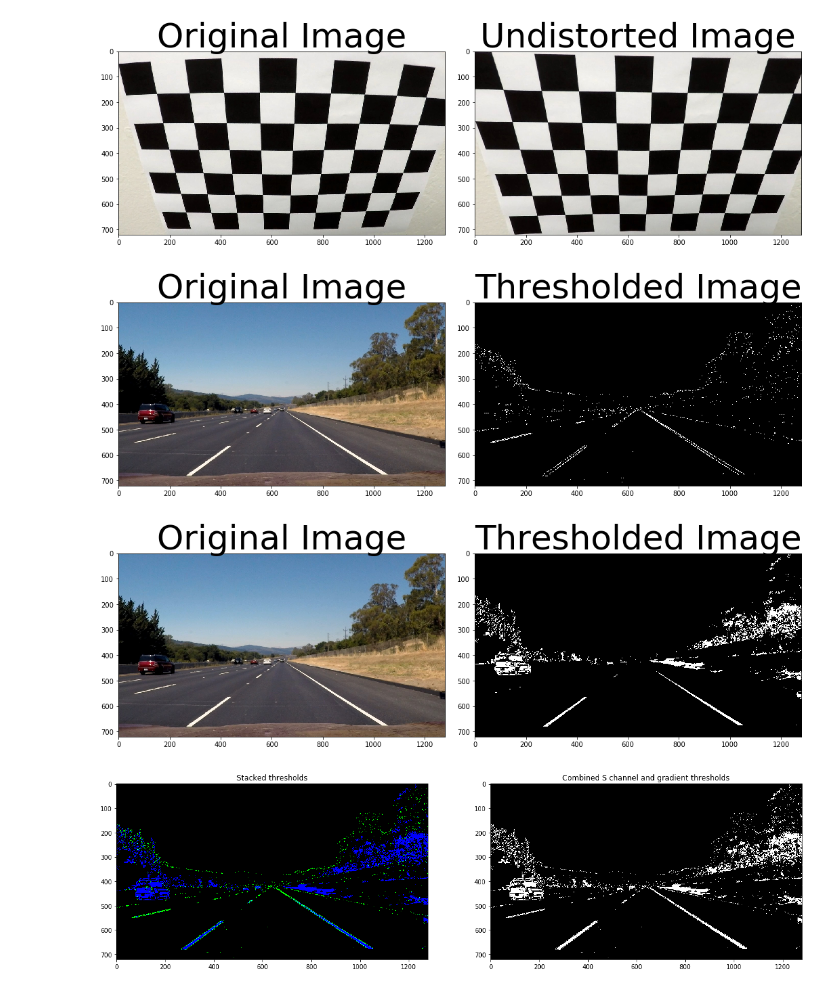
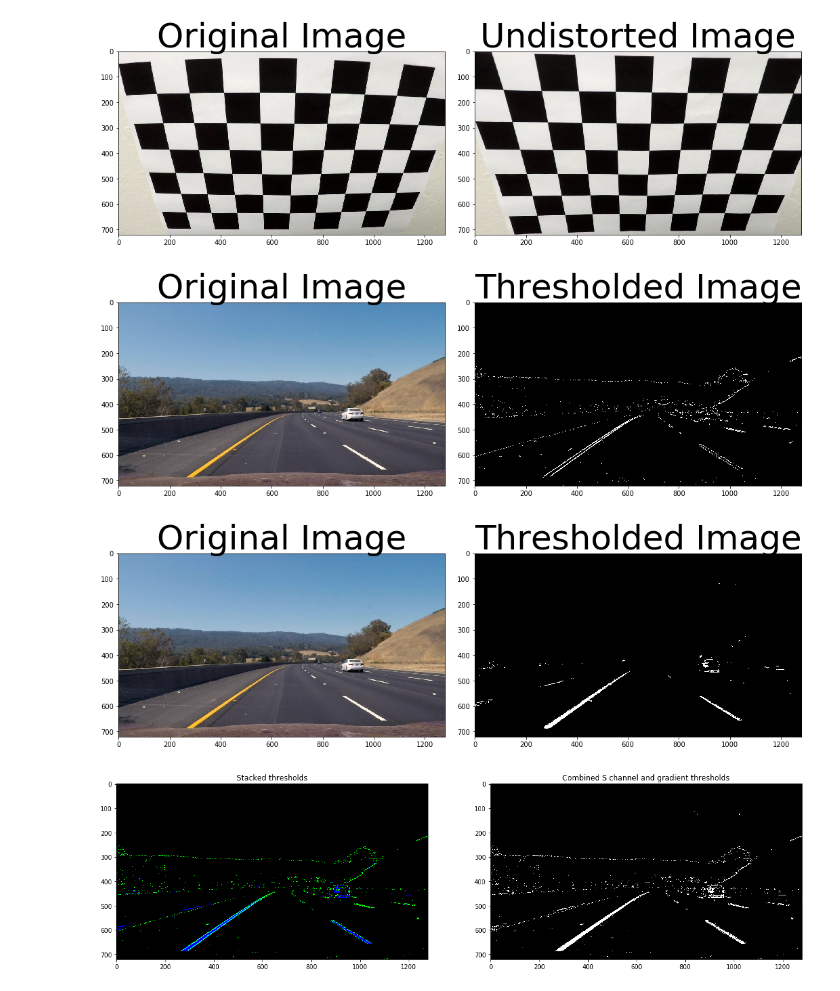
Before and after one commit to mulshankar/AdvancedLaneDetection_Sankar, a Jupyter notebook: AdvancedLaneDetection_Sankar.ipynb, the cells around one changed output. Saved outputs shown, nothing was run; the diff lists cells and outputs as text; code cells hidden in the pictures.

```diff
--- a/AdvancedLaneDetection_Sankar.ipynb
+++ b/AdvancedLaneDetection_Sankar.ipynb
@@ -124,7 +124,7 @@ def mag_thresh(img, sobel_kernel=3, mag_thresh=(0, 255)):
     # Return the binary image
     return binary_output
 
-img_BGR=cv2.imread('D:/SankarStuff/SDC_ND/CarND-Advanced-Lane-Lines/test_images/straight_lines2.jpg')
+img_BGR=cv2.imread('D:/SankarStuff/SDC_ND/CarND-Advanced-Lane-Lines/test_images/test3.jpg')
 img=cv2.cvtColor(img_BGR, cv2.COLOR_BGR2RGB)
 
 # Choose a Sobel kernel size
@@ -148,32 +148,32 @@ ax2.set_title('Thresholded Image', fontsize=50)
 plt.subplots_adjust(left=0., right=1, top=0.9, bottom=0.)
 plt.show()
 # %% [output]
-[figure, old version]
+[figure, new version]
 # %%
 ## Lane detection - step 2 - thresholding with color spaces (HLS - Hue, Lightness and Saturation)
 
 def hls_select(img, thresh=(0, 255)):
     hls = cv2.cvtColor(img, cv2.COLOR_RGB2HLS)
     s_channel = hls[:,:,2]
     binary_output = np.zeros_like(s_channel)
     binary_output[(s_channel > thresh[0]) & (s_channel <= thresh[1])] = 1
     return binary_output
 
-img_BGR=cv2.imread('D:/SankarStuff/SDC_ND/CarND-Advanced-Lane-Lines/test_images/straight_lines2.jpg')
-img=cv2.cvtColor(img_BGR, cv2.COLOR_BGR2RGB)
+#img_BGR=cv2.imread('D:/SankarStuff/SDC_ND/CarND-Advanced-Lane-Lines/test_images/straight_lines2.jpg')
+#img=cv2.cvtColor(img_BGR, cv2.COLOR_BGR2RGB)
 
 hls_binary = hls_select(img, thresh=(120, 255)) ## operating on the s-channel which works best for white/yellow lines
 
 f, (ax1, ax2) = plt.subplots(1, 2, figsize=(14, 9))
 f.tight_layout()
 ax1.imshow(img)
 ax1.set_title('Original Image', fontsize=50)
 ax2.imshow(hls_binary,cmap='gray') ## note the cmap argument for displaying grayscale image matplotlib
 ax2.set_title('Thresholded Image', fontsize=50)
 plt.subplots_adjust(left=0., right=1, top=0.9, bottom=0.)
 plt.show()
 # %% [output]
-[figure, old version]
+[figure, new version]
 # %%
 ### Combine gradient (sobelx) and color (s-channel thresholds)
 
@@ -192,4 +192,4 @@ ax2.set_title('Combined S channel and gradient thresholds')
 ax2.imshow(combined_binary, cmap='gray')
 plt.show()
 # %% [output]
-[figure, old version]
+[figure, new version]
```
Also changed, not shown: parts of 9 cells of this notebook.
